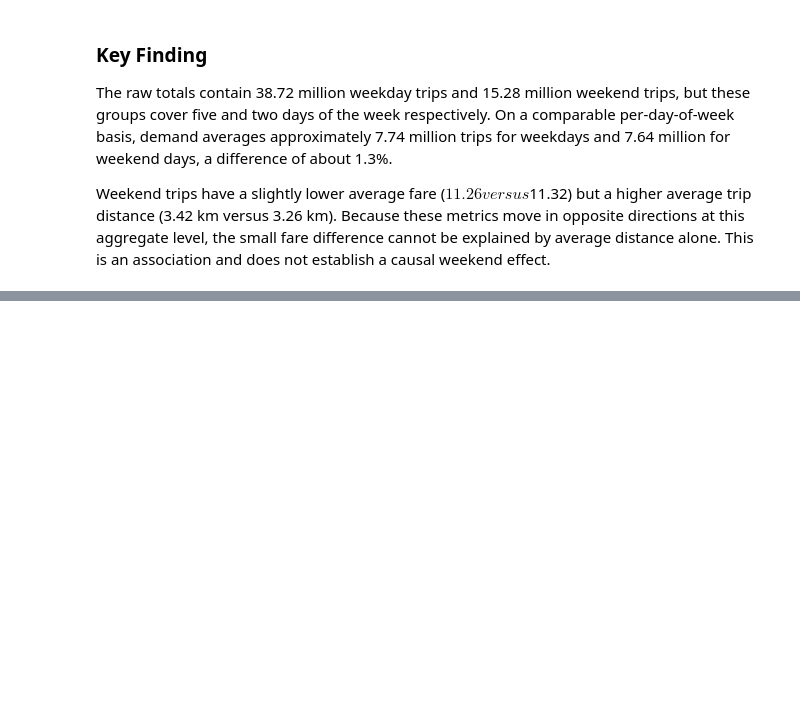
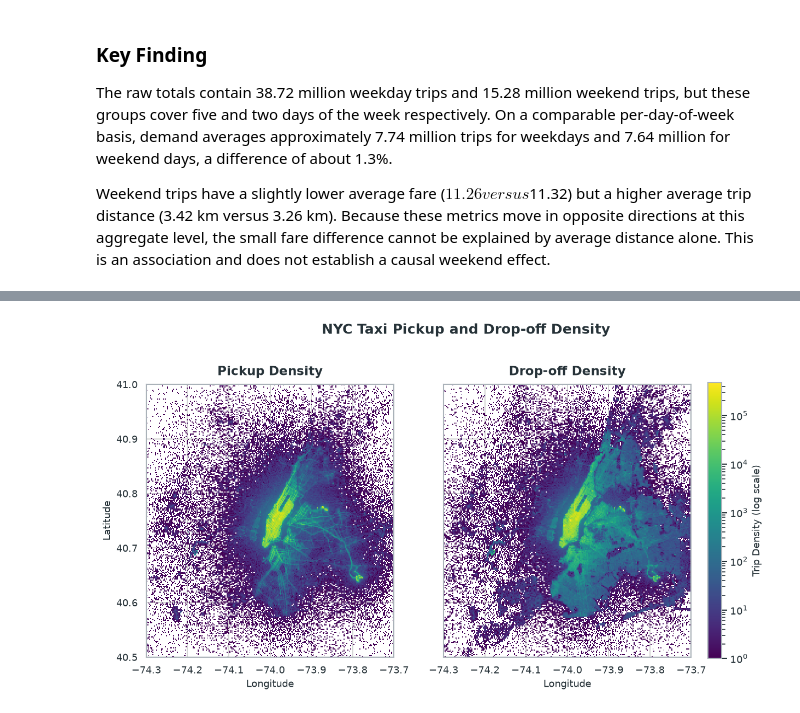
Before and after one commit to xiaochuan-hu/nyc-taxi-fare-prediction, a Jupyter notebook: notebooks/03_exploratory_data_analysis.ipynb, the cells around one changed output, grey strips where cells are left out. Saved outputs shown, nothing was run; the diff lists cells and outputs as text; code cells hidden in the pictures; blank space fills up the shorter version.

```diff
--- a/notebooks/03_exploratory_data_analysis.ipynb
+++ b/notebooks/03_exploratory_data_analysis.ipynb
@@ -1292,0 +1533,17 @@ trip coordinates.
+# %%
+comparison_figure = plot_density_comparison(
+    pickup_density,
+    dropoff_density,
+    lon_edges,
+    lat_edges,
+    output_path=(
+        FIGURE_DIR
+        / "pickup_dropoff_density_comparison.png"
+    ),
+    norm=shared_density_norm,
+)
+
+plt.show()
+plt.close(comparison_figure)
+# %% [output]
+[figure, added]
```
Also changed, not shown: parts of 21 cells of this notebook, 18 other files.
